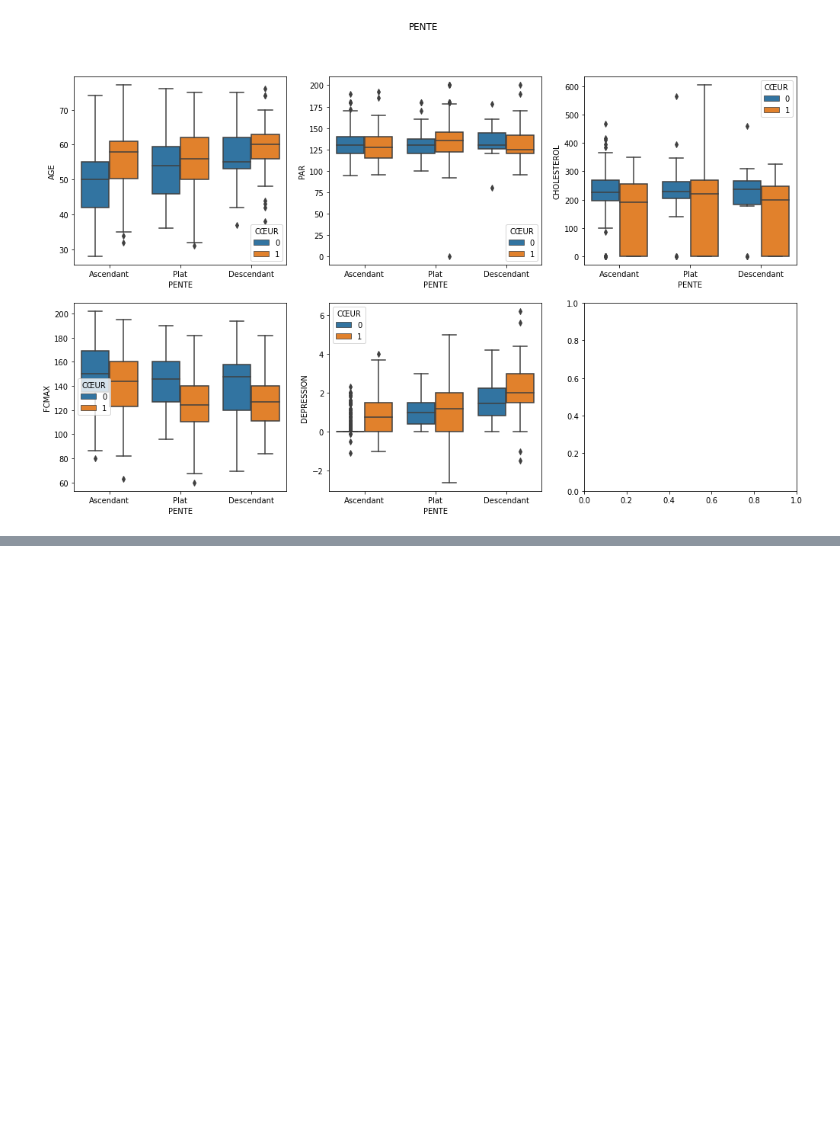
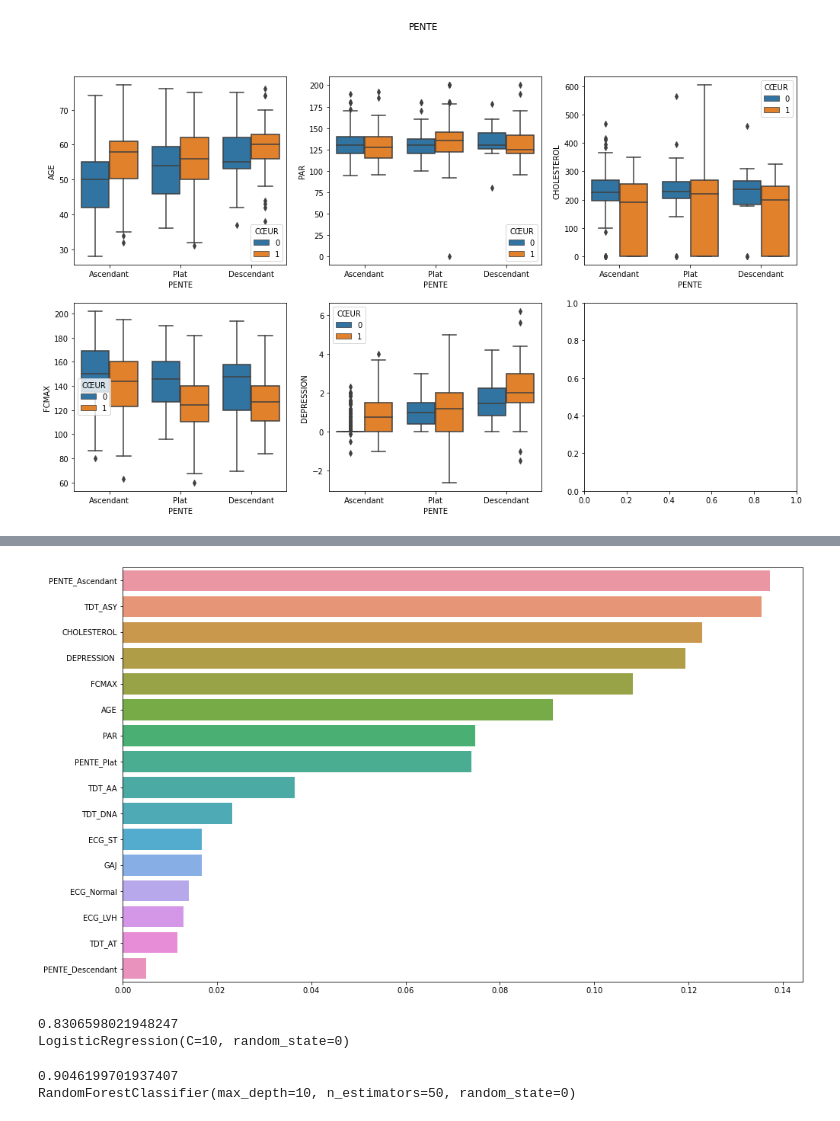
Before and after one commit to kmag-cell/heart_projet, a Jupyter notebook: cardiac_prediction.ipynb, the cells around one changed output, grey strips where cells are left out. Saved outputs shown, nothing was run; the diff lists cells and outputs as text; code cells hidden in the pictures; blank space fills up the shorter version.

```diff
--- a/cardiac_prediction.ipynb
+++ b/cardiac_prediction.ipynb
@@ -427,0 +644,3 @@ Les hommes qui ont une maladie cardiaque ont un age compris entre 50 ans et plus
+# %%
+equilibre = pd.concat([Majo, echant1])
+equilibre
@@ -427,0 +661,3 @@ Les hommes qui ont une maladie cardiaque ont un age compris entre 50 ans et plus
+# %%
+X_train_up = equilibre.drop(['CŒUR'], axis=1)
+y_train_up = equilibre['CŒUR']
@@ -427,0 +673,6 @@ Les hommes qui ont une maladie cardiaque ont un age compris entre 50 ans et plus
+# %%
+#un premier modele de depart
+m_rf = RandomForestClassifier(random_state=0)
+m_rf.fit(X_train_up, y_train_up)
+
+accuracy_score (y_val, m_rf.predict(X_val))
@@ -427,0 +693,3 @@ Les hommes qui ont une maladie cardiaque ont un age compris entre 50 ans et plus
+# %%
+variable_importante = pd.Series(m_rf.feature_importances_ , index = X_train_up.columns).sort_values(ascending = False)
+variable_importante
@@ -427,0 +714,6 @@ Les hommes qui ont une maladie cardiaque ont un age compris entre 50 ans et plus
+# %%
+plt.figure(figsize=(16,10))
+sn.barplot(x = variable_importante, y = variable_importante.index)
+plt.show()
+# %% [output]
+[figure, added]
@@ -427,0 +727,31 @@ Les hommes qui ont une maladie cardiaque ont un age compris entre 50 ans et plus
+# %%
+#regression logistique
+m_log = LogisticRegression(random_state = 0)
+
+m_log_hyp = {'C': [0.001, 0.01, 0.1, 1, 10, 100]}
+
+m_log_cv = GridSearchCV(m_log, m_log_hyp, cv = 5)
+
+m_log_cv.fit(X_train_up, y_train_up)
+print(m_log_cv.best_score_)
+print(m_log_cv.best_estimator_)
+# %% [output]
+0.8306598021948247
+LogisticRegression(C=10, random_state=0)
+# %%
+#foret aléatoire
+
+m_fa = RandomForestClassifier(random_state = 0)
+
+m_fa_hyp = {'n_estimators' : [5, 10, 20, 50, 100, 200],
+           'max_depth': [None, 2, 5, 10, 15, 20]}
+
+m_fa_cv = GridSearchCV(m_fa, m_fa_hyp, cv = 5)
+
+m_fa_cv.fit(X_train_up, y_train_up)
+
+print(m_fa_cv.best_score_)
+print(m_fa_cv.best_estimator_)
+# %% [output]
+0.9046199701937407
+RandomForestClassifier(max_depth=10, n_estimators=50, random_state=0)
```
Also changed, not shown: parts of 36 cells of this notebook.
